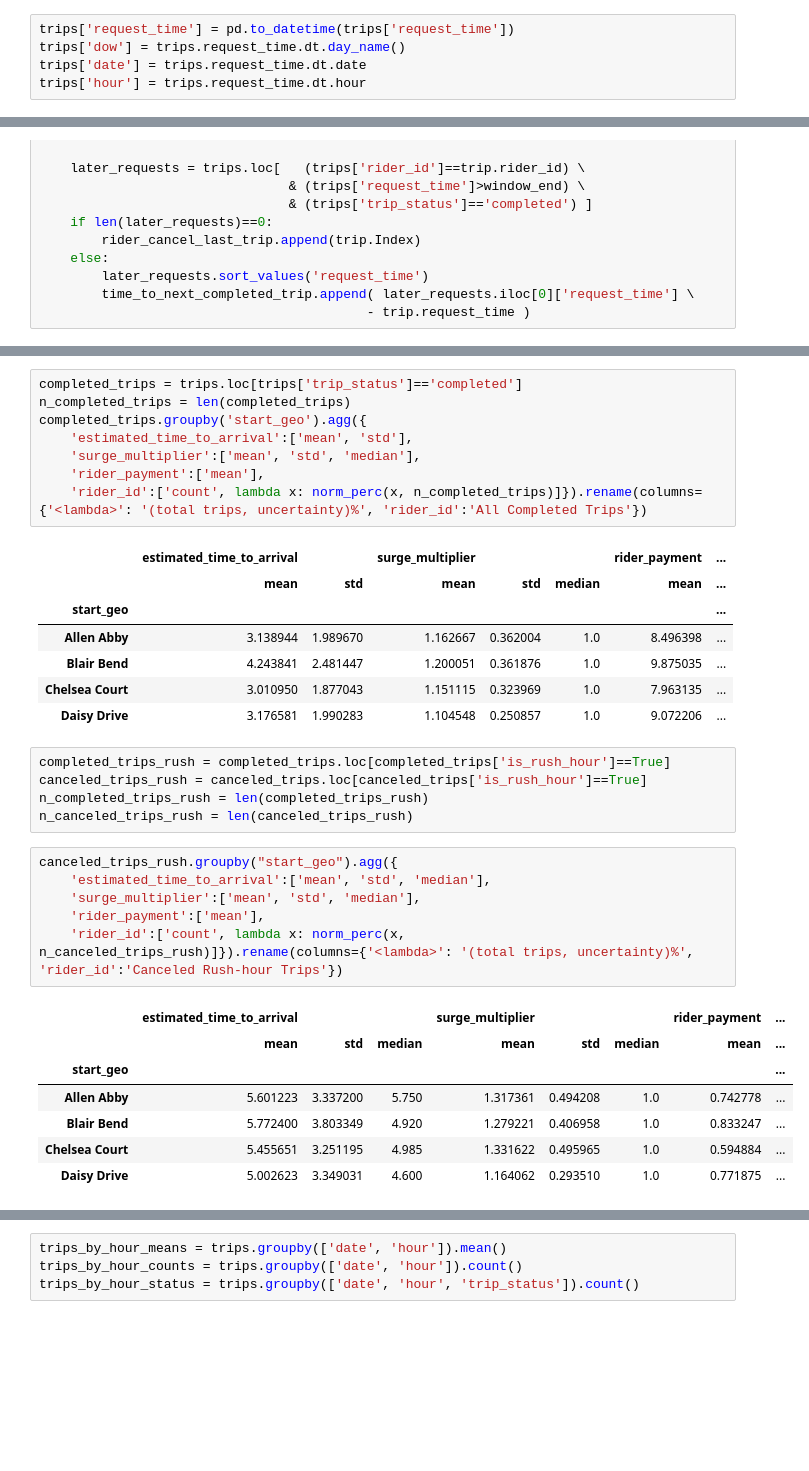
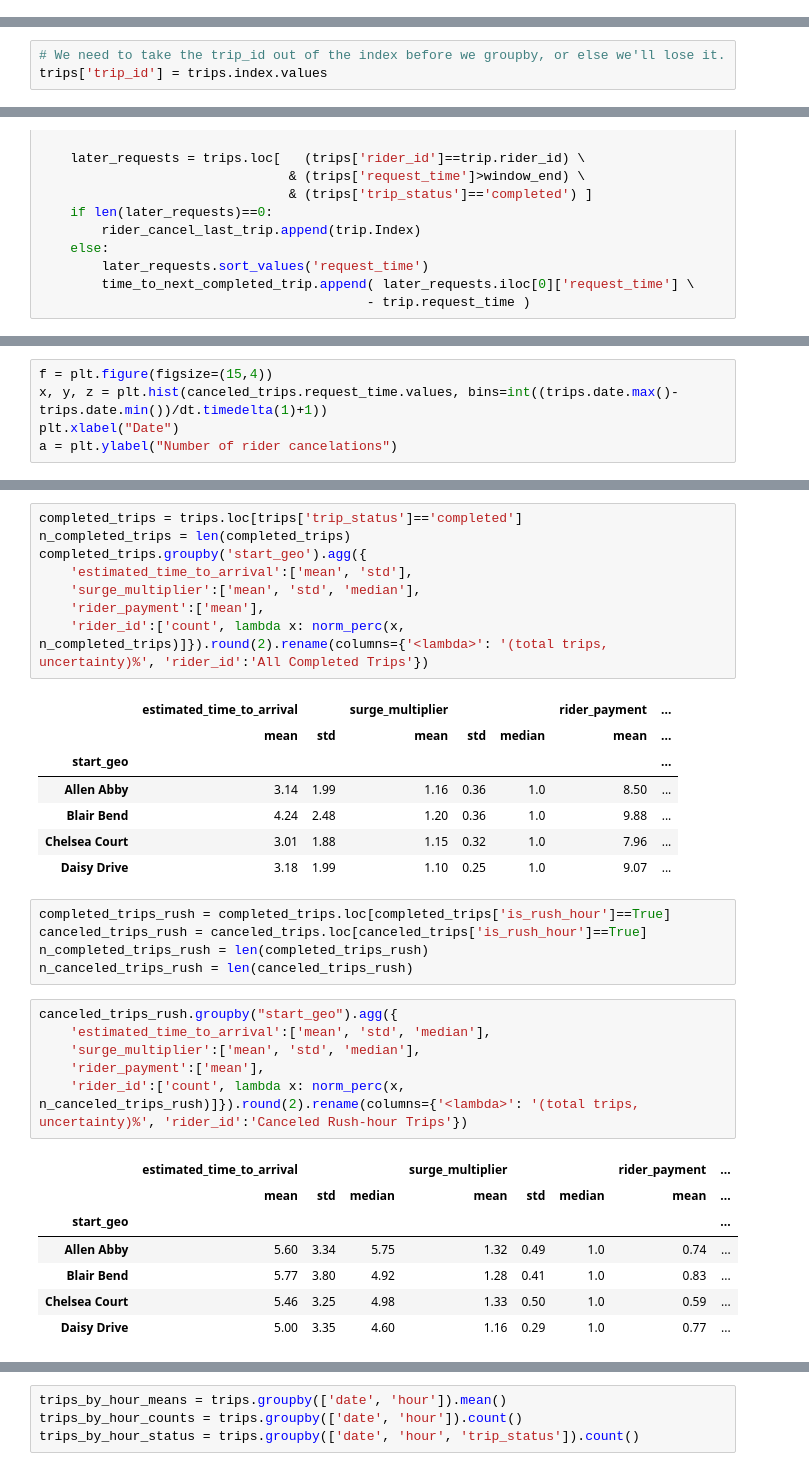
Before and after one commit to darthursteele/cityx, a Jupyter notebook: City X Marketplace Diagnostic Analysis.ipynb, the cells around one changed output, grey strips where cells are left out. Saved outputs shown, nothing was run; the diff lists cells and outputs as text; blank space fills up the shorter version.

```diff
--- a/City X Marketplace Diagnostic Analysis.ipynb
+++ b/City X Marketplace Diagnostic Analysis.ipynb
@@ -208,8 +203,3 @@ for c in dup_columns:
 # %%
 # This trip_id is not unique!
 trips = trips.drop('94a1-82d8', axis=0)
-# %%
-trips['request_time'] = pd.to_datetime(trips['request_time'])
-trips['dow'] = trips.request_time.dt.day_name()
-trips['date'] = trips.request_time.dt.date
-trips['hour'] = trips.request_time.dt.hour
@@ -216,3 +211,6 @@ trips['hour'] = trips.request_time.dt.hour
+# %%
+# We need to take the trip_id out of the index before we groupby, or else we'll lose it.
+trips['trip_id'] = trips.index.values
 # %%
 trips['is_rush_hour'] = ( trips.hour.isin(rush_hours)) & ( trips.dow.isin(weekdays) )
 trips['completed'] = trips.trip_status.apply(lambda x : 1 if x == 'completed' else 0)
@@ -477,0 +438,5 @@ plt.hist(canceled_trips.request_time.values)
+# %%
+f = plt.figure(figsize=(15,4))
+x, y, z = plt.hist(canceled_trips.request_time.values, bins=int((trips.date.max()-trips.date.min())/dt.timedelta(1)+1))
+plt.xlabel("Date")
+a = plt.ylabel("Number of rider cancelations")
@@ -500,15 +469,15 @@ completed_trips.groupby('start_geo').agg({
     'estimated_time_to_arrival':['mean', 'std'],
     'surge_multiplier':['mean', 'std', 'median'],
     'rider_payment':['mean'],
-    'rider_id':['count', lambda x: norm_perc(x, n_completed_trips)]}).rename(columns={'<lambda>': '(total trips, uncertainty)%', 'rider_id':'All Completed Trips'})
+    'rider_id':['count', lambda x: norm_perc(x, n_completed_trips)]}).round(2).rename(columns={'<lambda>': '(total trips, uncertainty)%', 'rider_id':'All Completed Trips'})
 # %% [output]
 |  | estimated_time_to_arrival |  | surge_multiplier |  |  | rider_payment | ... |
 |  | mean | std | mean | std | median | mean | ... |
 | start_geo |  |  |  |  |  |  | ... |
-| Allen Abby | 3.138944 | 1.989670 | 1.162667 | 0.362004 | 1.0 | 8.496398 | ... |
-| Blair Bend | 4.243841 | 2.481447 | 1.200051 | 0.361876 | 1.0 | 9.875035 | ... |
-| Chelsea Court | 3.010950 | 1.877043 | 1.151115 | 0.323969 | 1.0 | 7.963135 | ... |
-| Daisy Drive | 3.176581 | 1.990283 | 1.104548 | 0.250857 | 1.0 | 9.072206 | ... |
+| Allen Abby | 3.14 | 1.99 | 1.16 | 0.36 | 1.0 | 8.50 | ... |
+| Blair Bend | 4.24 | 2.48 | 1.20 | 0.36 | 1.0 | 9.88 | ... |
+| Chelsea Court | 3.01 | 1.88 | 1.15 | 0.32 | 1.0 | 7.96 | ... |
+| Daisy Drive | 3.18 | 1.99 | 1.10 | 0.25 | 1.0 | 9.07 | ... |
 # %%
 completed_trips_rush = completed_trips.loc[completed_trips['is_rush_hour']==True]
 canceled_trips_rush = canceled_trips.loc[canceled_trips['is_rush_hour']==True]
@@ -517,17 +486,17 @@ n_canceled_trips_rush = len(canceled_trips_rush)
 # %%
 canceled_trips_rush.groupby("start_geo").agg({
     'estimated_time_to_arrival':['mean', 'std', 'median'],
     'surge_multiplier':['mean', 'std', 'median'],
     'rider_payment':['mean'],
-    'rider_id':['count', lambda x: norm_perc(x, n_canceled_trips_rush)]}).rename(columns={'<lambda>': '(total trips, uncertainty)%', 'rider_id':'Canceled Rush-hour Trips'})
+    'rider_id':['count', lambda x: norm_perc(x, n_canceled_trips_rush)]}).round(2).rename(columns={'<lambda>': '(total trips, uncertainty)%', 'rider_id':'Canceled Rush-hour Trips'})
 # %% [output]
 |  | estimated_time_to_arrival |  |  | surge_multiplier |  |  | rider_payment | ... |
 |  | mean | std | median | mean | std | median | mean | ... |
 | start_geo |  |  |  |  |  |  |  | ... |
-| Allen Abby | 5.601223 | 3.337200 | 5.750 | 1.317361 | 0.494208 | 1.0 | 0.742778 | ... |
-| Blair Bend | 5.772400 | 3.803349 | 4.920 | 1.279221 | 0.406958 | 1.0 | 0.833247 | ... |
-| Chelsea Court | 5.455651 | 3.251195 | 4.985 | 1.331622 | 0.495965 | 1.0 | 0.594884 | ... |
-| Daisy Drive | 5.002623 | 3.349031 | 4.600 | 1.164062 | 0.293510 | 1.0 | 0.771875 | ... |
+| Allen Abby | 5.60 | 3.34 | 5.75 | 1.32 | 0.49 | 1.0 | 0.74 | ... |
+| Blair Bend | 5.77 | 3.80 | 4.92 | 1.28 | 0.41 | 1.0 | 0.83 | ... |
+| Chelsea Court | 5.46 | 3.25 | 4.98 | 1.33 | 0.50 | 1.0 | 0.59 | ... |
+| Daisy Drive | 5.00 | 3.35 | 4.60 | 1.16 | 0.29 | 1.0 | 0.77 | ... |
 # %%
 completed_trips_rush.groupby('start_geo').agg({
     'estimated_time_to_arrival':['mean', 'std', 'median'],
```
Also changed, not shown: parts of 60 cells of this notebook.
